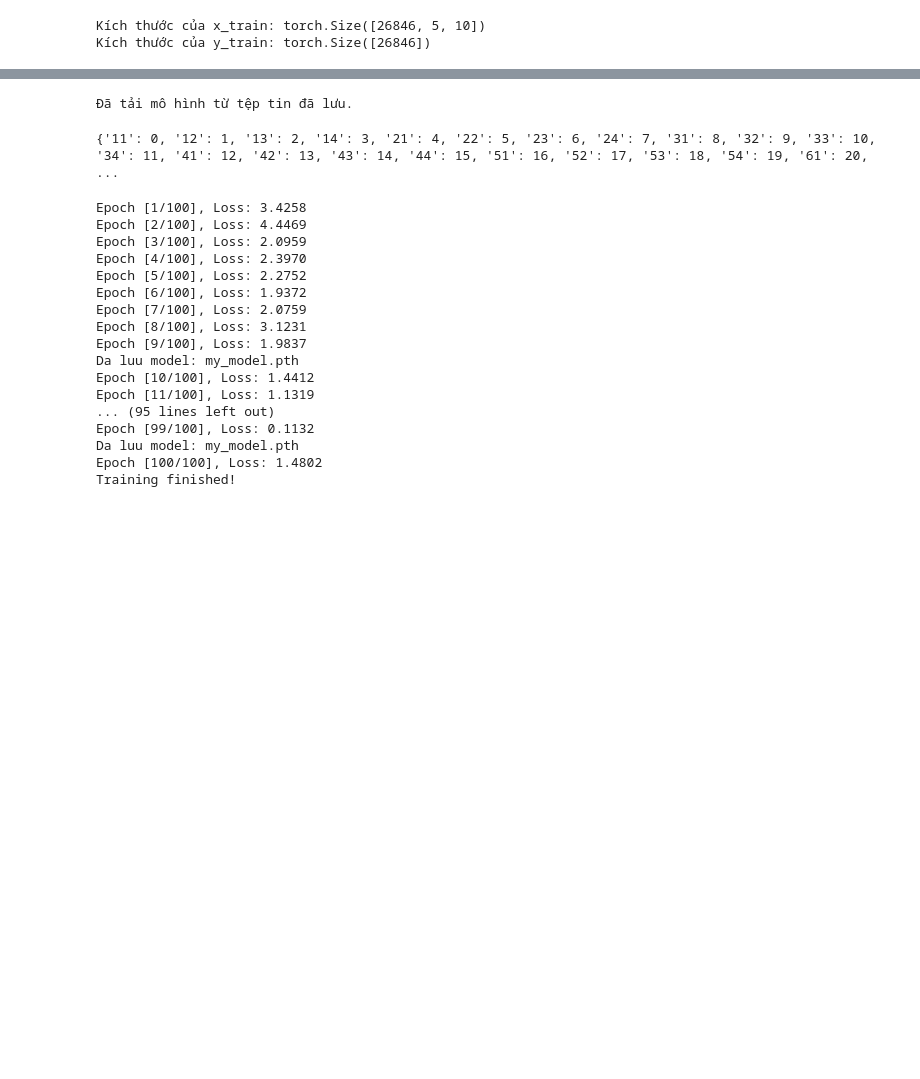
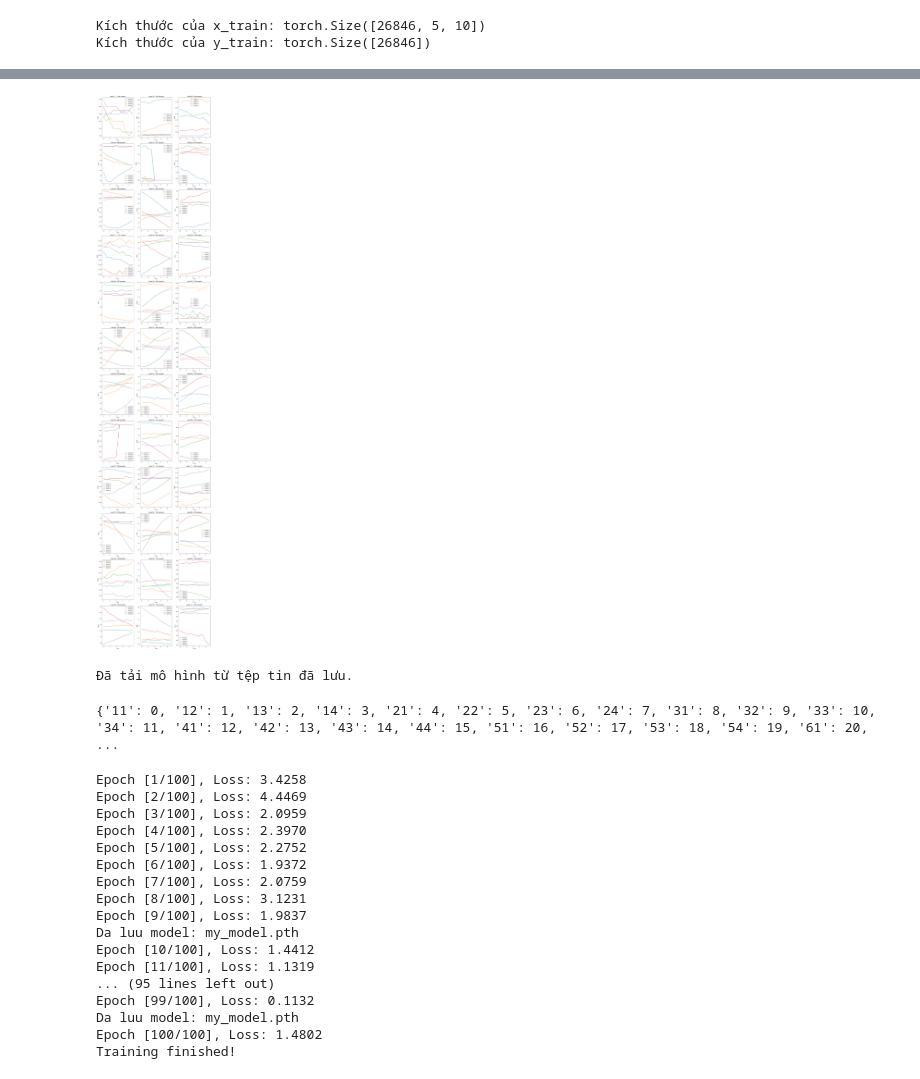
Before and after one commit to krypt0n96e/ML_for_PIR_array, a Jupyter notebook: CNN_RNN_pj1_test_v01.ipynb, the cells around one changed output, grey strips where cells are left out. Drawn from its saved outputs; the diff is of its cells as text; code cells hidden in the pictures; blank space fills up the shorter version.

```diff
--- a/CNN_RNN_pj1_test_v01.ipynb
+++ b/CNN_RNN_pj1_test_v01.ipynb
@@ -249,3 +247,48 @@ plt.show()
+# %%
+# Chọn một mẫu ngẫu nhiên mỗi nhãn từ tập dữ liệu đào tạo để vẽ và note lại số lượng sample mỗi nhãn
+
+# Giả sử X_train và y_train là các tensor PyTorch chứa dữ liệu và nhãn tương ứng
+# num_samples là tổng số mẫu trong tập dữ liệu
+# num_sensors là số lượng cảm biến
+
+# Số lượng nhãn
+unique_labels = torch.unique(y_train)
+num_labels = len(unique_labels)
+
+# Tạo một dictionary để lưu trữ mẫu ngẫu nhiên cho mỗi nhãn
+samples_per_label = {}
+
+# Chọn ngẫu nhiên một mẫu cho mỗi nhãn
+for label in unique_labels:
+    # Lấy các chỉ số của các mẫu có nhãn hiện tại
+    indices = (y_train == label).nonzero(as_tuple=True)[0]
+    # Chọn ngẫu nhiên một chỉ số từ các chỉ số này
+    sample_index = np.random.choice(indices.cpu().numpy())
+    # Lưu trữ dữ liệu và nhãn của mẫu đã chọn
+    sample_data = X_train[sample_index].cpu().numpy()
+    sample_label = y_train[sample_index].item()
+    samples_per_label[sample_label] = (sample_data, len(indices))
+
+# Xác định số hàng cần thiết dựa trên số nhãn và số cột (3)
+num_cols = 3
+num_rows = int(np.ceil(num_labels / num_cols))
+
+# Vẽ dữ liệu của từng mẫu đã chọn
+plt.figure(figsize=(15, num_rows * 6))
+
+for idx, (label, (data, count)) in enumerate(samples_per_label.items()):
+    plt.subplot(num_rows, num_cols, idx + 1)
+    for i in range(num_sensors):
+        plt.plot(data[i], label=f"Sensor {i+1}")
+    plt.title(f'Label {label} - {count} samples')
+    plt.xlabel('Time')
+    plt.ylabel('Value')
+    plt.legend()
+
+plt.tight_layout()
+plt.show()
+# %% [output]
+[figure, added]
 # %%
 # Huấn luyện mô hình
 num_epochs = 100
```
Also changed, not shown: parts of 1 cell of this notebook, 7 other files.
